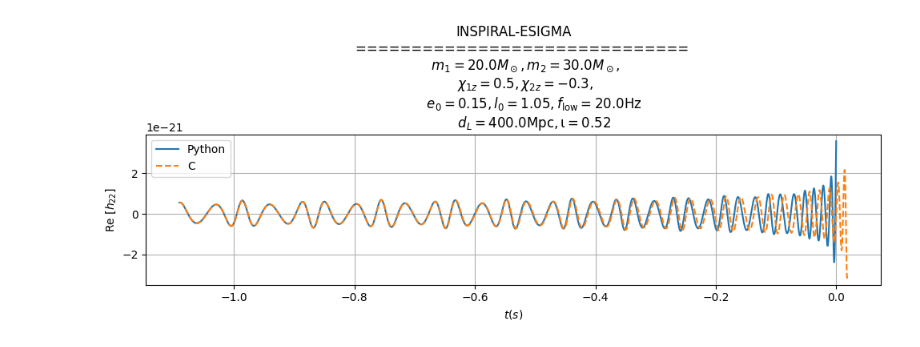
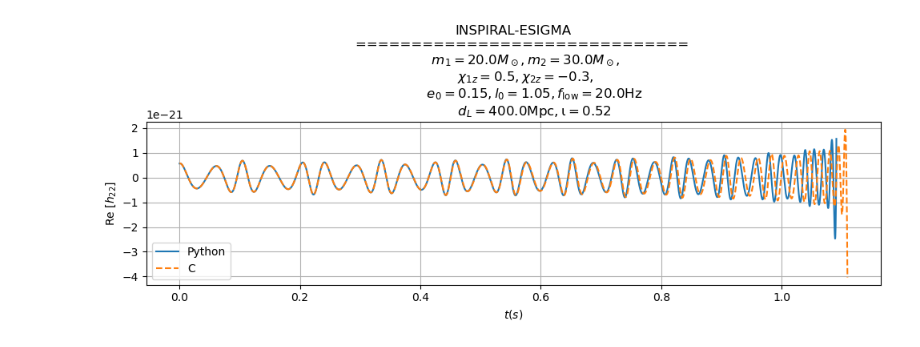
Before and after one commit to gwnrtools/esigmapy, a Jupyter notebook: notebooks/esigma_python.ipynb, the cells around one changed output. Saved outputs shown, nothing was run; the diff lists cells and outputs as text; code cells hidden in the pictures.

```diff
--- a/notebooks/esigma_python.ipynb
+++ b/notebooks/esigma_python.ipynb
@@ -126,25 +107,28 @@ Modes generation took: 0.14869545600231504 seconds
 # %%
 hp22_py_real = modes_py[(2, 2)].real()
 hp22_c_real = modes_c[(2, 2)].real()
 plt.figure(figsize=(10, 4))
 plt.title(
     rf"""INSPIRAL-ESIGMA
     ==============================
       $m_1={m1} M_\odot, m_2={m2} M_\odot$,
       $\chi_{{1z}}={spin1z}, \chi_{{2z}}={spin2z}$,
           $e_0={eccentricity}, l_0={mean_anomaly:.2f}, f_{{\rm{{low}}}}={f_low}\rm{{Hz}}$
           $d_L={distance}\rm{{Mpc}}, \iota={inclination:.2f}$"""
 )
 # hp.plot(label=r"$h_+$")
 # hc.plot(label=r"$h_\times$")
 
+hp22_py_real.start_time=0
+hp22_c_real.start_time=0
+
 plt.plot(hp22_py_real.sample_times,hp22_py_real,label='Python')
-plt.plot(hp22_c_real.sample_times+0.0185,hp22_c_real,label='C',ls='--')
+plt.plot(hp22_c_real.sample_times,hp22_c_real,label='C',ls='--')
 
 plt.xlabel(r"$t (s)$")
 plt.ylabel(r"Re [$h_{22}$]")
 plt.legend()
 plt.grid()
 plt.tight_layout()
 # %% [output]
-[figure, old version]
+[figure, new version]
```
Also changed, not shown: parts of 6 cells of this notebook, 1 other file.
